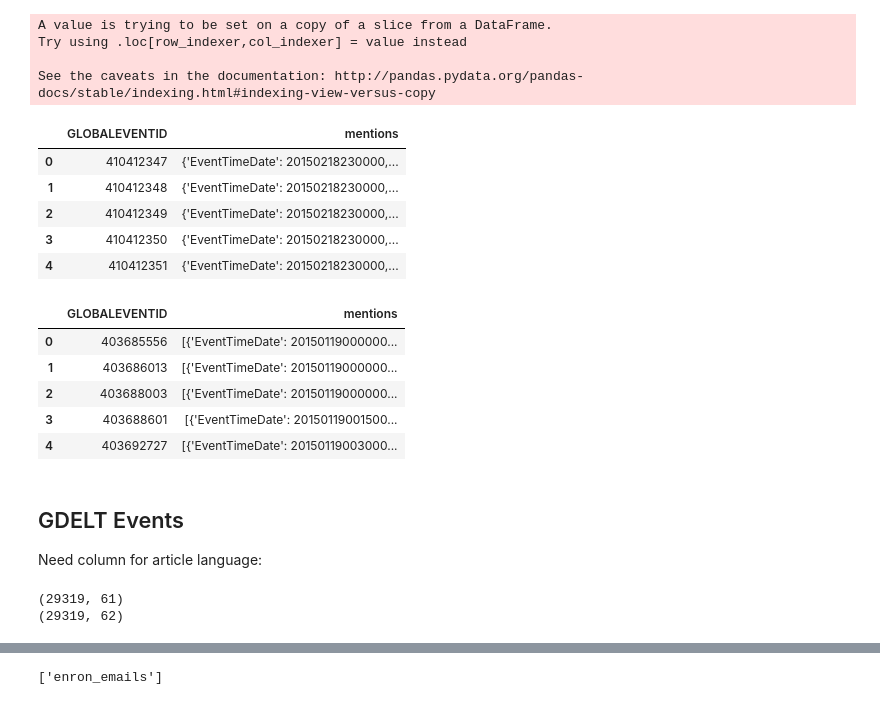
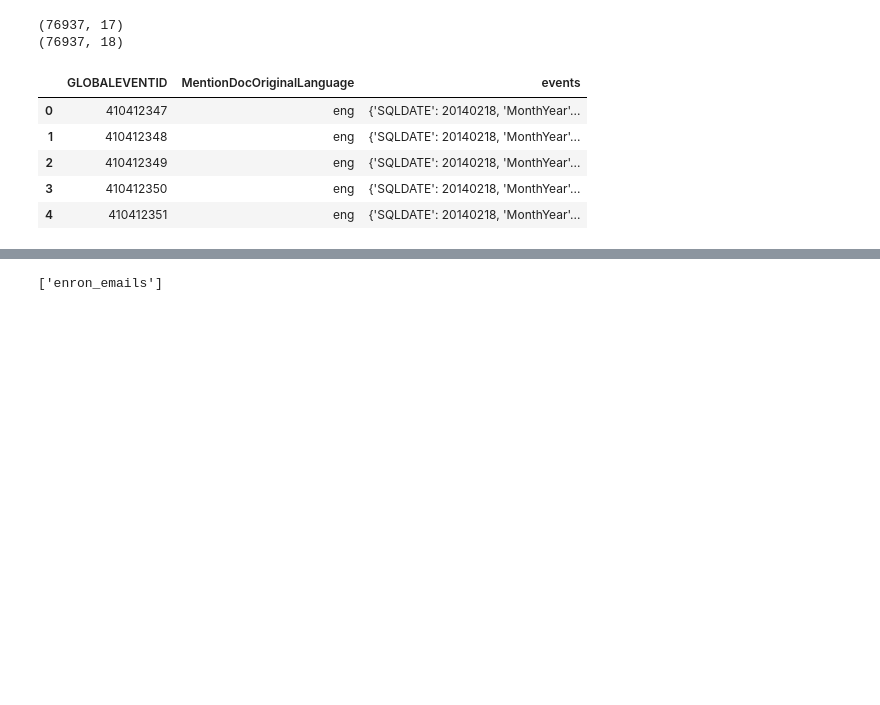
Before and after one commit to duanzy47/ProjetNoSQL, a Jupyter notebook: Exploratory_Data_Analysis/GDELT_MongoDB_Pandas.ipynb, the cells around one changed output, grey strips where cells are left out. Drawn from its saved outputs; the diff is of its cells as text; code cells hidden in the pictures; blank space fills up the shorter version.

Commit message:
Latest version of GDELT EDA

```diff
--- a/Exploratory_Data_Analysis/GDELT_MongoDB_Pandas.ipynb
+++ b/Exploratory_Data_Analysis/GDELT_MongoDB_Pandas.ipynb
@@ -34,0 +46,15 @@ except:
+# %%
+%%time
+# GDELT Events
+gdelt_events_preprocessed_1 = gdelt_events.copy()
+gdelt_events_preprocessed_1['ActionGeo_CountryCode'] = gdelt_events_preprocessed_1['ActionGeo_CountryCode'].fillna('unknown')
+gdelt_events_preprocessed_1 = gdelt_events_preprocessed_1.fillna('')
+
+gdelt_events_preprocessed_2 = gdelt_events_preprocessed_1[['GLOBALEVENTID']]
+gdelt_events_preprocessed_2['events'] = gdelt_events_preprocessed_1 \
+                                                .drop('GLOBALEVENTID', axis=1) \
+                                                .to_dict(orient='records')
+
+# Prepare Adequate Format for merge with GDELT Mentions
+# gdelt_events_preprocessed_2 = gdelt_events_preprocessed_2.to_dict('records')
+# pprint(gdelt_events_preprocessed_2[0])
@@ -46,5 +79,3 @@ gdelt_mentions.head()
-# %%
-gdelt_mentions = gdelt_mentions.fillna('')
 # %%
 def get_article_mention_language(translateInfo):
     if translateInfo=='':
@@ -53,46 +84,28 @@ def get_article_mention_language(translateInfo):
         language = translateInfo.split(';', 1)[0][-3:]
     return language
 
+gdelt_mentions['MentionDocTranslationInfo'] = gdelt_mentions['MentionDocTranslationInfo'].fillna('')
+
 gdelt_mentions['MentionDocOriginalLanguage'] = \
                     gdelt_mentions['MentionDocTranslationInfo'].apply(lambda x: get_article_mention_language(x))
 # %%
 # gdelt_mentions['MentionDocOriginalLanguage'].value_counts()
-# %%
-gdelt_mentions_processed = gdelt_mentions[['GLOBALEVENTID']]
-gdelt_mentions_processed['mentions'] = gdelt_mentions.drop('GLOBALEVENTID', axis=1).to_dict(orient='records')
-# %% [output]
-A value is trying to be set on a copy of a slice from a DataFrame.
-Try using .loc[row_indexer,col_indexer] = value instead
-
-See the caveats in the documentation: http://pandas.pydata.org/pandas-docs/stable/indexing.html#indexing-view-versus-copy
-# %%
-gdelt_mentions_processed.head()
-# %% [output]
-|  | GLOBALEVENTID | mentions |
-| 0 | 410412347 | {'EventTimeDate': 20150218230000,... |
-| 1 | 410412348 | {'EventTimeDate': 20150218230000,... |
-| 2 | 410412349 | {'EventTimeDate': 20150218230000,... |
-| 3 | 410412350 | {'EventTimeDate': 20150218230000,... |
-| 4 | 410412351 | {'EventTimeDate': 20150218230000,... |
+# %%
+gdelt_mentions_preprocessed = gdelt_mentions.merge(gdelt_events_preprocessed_2, on='GLOBALEVENTID', how='left')
+# %%
+print(gdelt_mentions.shape)
+print(gdelt_mentions_preprocessed.shape)
+# %% [output]
+(76937, 17)
+(76937, 18)
 # %%
-gdelt_mentions_processed_bis = gdelt_mentions_processed.groupby('GLOBALEVENTID')['mentions'].apply(list)
-gdelt_mentions_processed_bis = gdelt_mentions_processed_bis.reset_index()
-gdelt_mentions_processed_bis.head()
+# gdelt_mentions_processed_bis = gdelt_mentions_processed.groupby('GLOBALEVENTID')['mentions'].apply(list)
+# gdelt_mentions_processed_bis = gdelt_mentions_processed_bis.reset_index()
+gdelt_mentions_preprocessed[['GLOBALEVENTID', 'MentionDocOriginalLanguage', 'events']].head()
 # %% [output]
-|  | GLOBALEVENTID | mentions |
-| 0 | 403685556 | [{'EventTimeDate': 20150119000000... |
-| 1 | 403686013 | [{'EventTimeDate': 20150119000000... |
-| 2 | 403688003 | [{'EventTimeDate': 20150119000000... |
-| 3 | 403688601 | [{'EventTimeDate': 20150119001500... |
-| 4 | 403692727 | [{'EventTimeDate': 20150119003000... |
+|  | GLOBALEVENTID | MentionDocOriginalLanguage | events |
+| 0 | 410412347 | eng | {'SQLDATE': 20140218, 'MonthYear'... |
+| 1 | 410412348 | eng | {'SQLDATE': 20140218, 'MonthYear'... |
+| 2 | 410412349 | eng | {'SQLDATE': 20140218, 'MonthYear'... |
+| 3 | 410412350 | eng | {'SQLDATE': 20140218, 'MonthYear'... |
+| 4 | 410412351 | eng | {'SQLDATE': 20140218, 'MonthYear'... |
-# %% [markdown]
-## GDELT Events
-
-Need column for article language:
-# %%
-gdelt_events_preprocessed = gdelt_events.merge(gdelt_mentions_processed_bis, on='GLOBALEVENTID', how='left')
-print(gdelt_events.shape)
-print(gdelt_events_preprocessed.shape)
-# %% [output]
-(29319, 61)
-(29319, 62)
```
Also changed, not shown: parts of 53 cells of this notebook.
